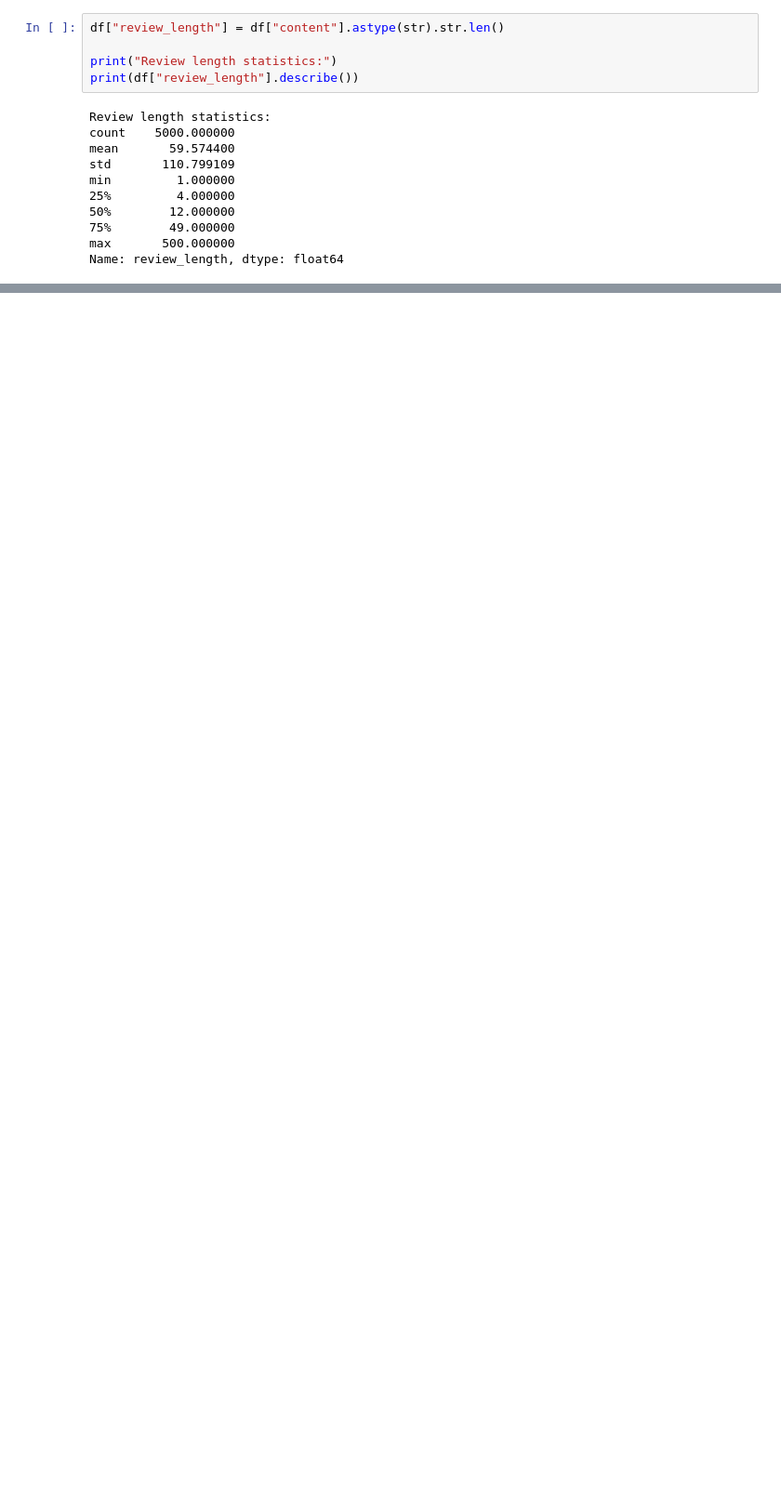
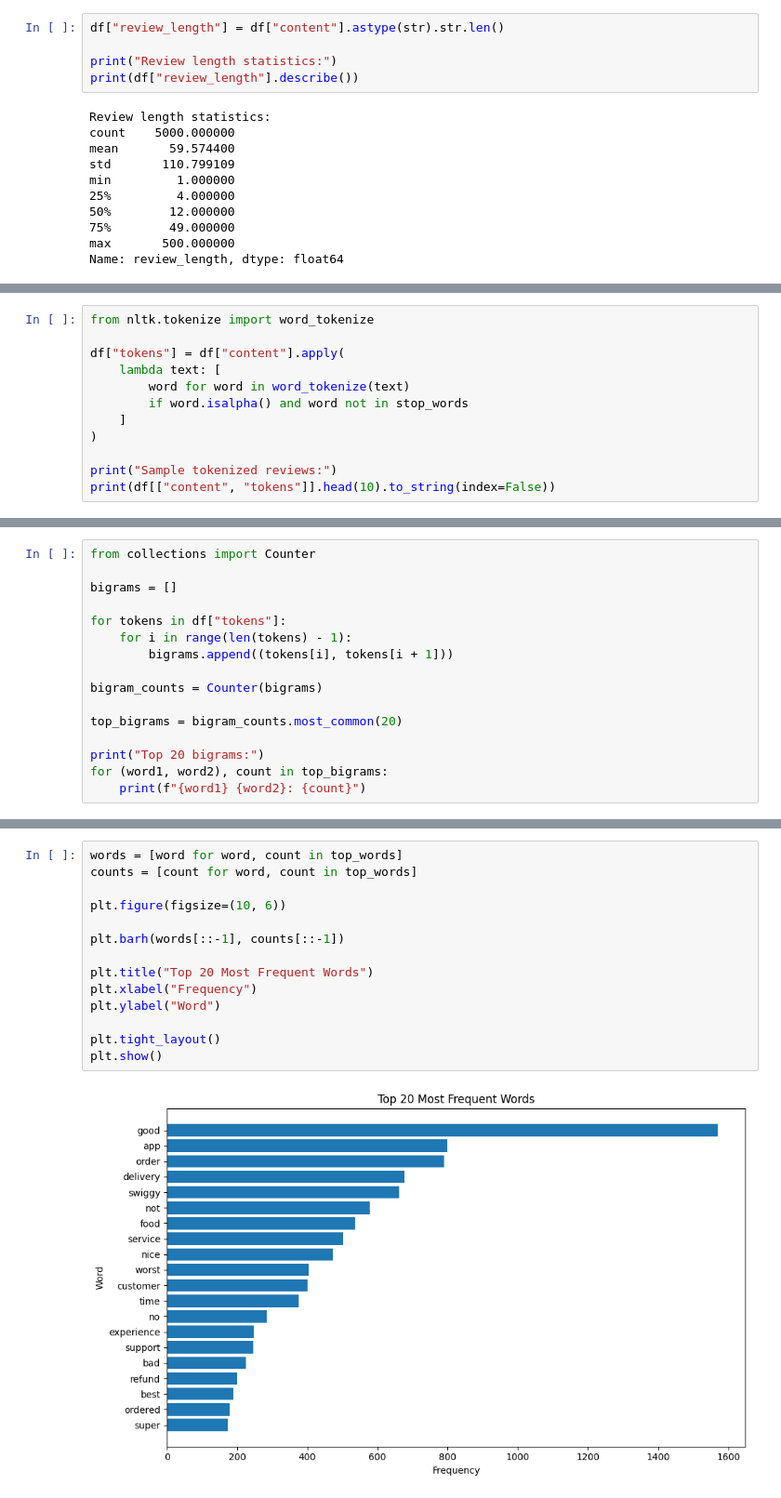
Before and after one commit to Arpita-3/NLP-Customer-Review-Complaint-Analyzer, a Jupyter notebook: src/jupyter_files/phase 03 nlp_processing.ipynb, the cells around one changed output, grey strips where cells are left out. Shown at 93% size. Drawn from its saved outputs; the diff is of its cells as text; blank space fills up the shorter version.

```diff
--- a/src/jupyter_files/phase 03 nlp_processing.ipynb
+++ b/src/jupyter_files/phase 03 nlp_processing.ipynb
@@ -118,0 +162,12 @@ Name: review_length, dtype: float64
+# %%
+from nltk.tokenize import word_tokenize
+
+df["tokens"] = df["content"].apply(
+    lambda text: [
+        word for word in word_tokenize(text)
+        if word.isalpha() and word not in stop_words
+    ]
+)
+
+print("Sample tokenized reviews:")
+print(df[["content", "tokens"]].head(10).to_string(index=False))
@@ -118,0 +230,16 @@ Name: review_length, dtype: float64
+# %%
+from collections import Counter
+
+bigrams = []
+
+for tokens in df["tokens"]:
+    for i in range(len(tokens) - 1):
+        bigrams.append((tokens[i], tokens[i + 1]))
+
+bigram_counts = Counter(bigrams)
+
+top_bigrams = bigram_counts.most_common(20)
+
+print("Top 20 bigrams:")
+for (word1, word2), count in top_bigrams:
+    print(f"{word1} {word2}: {count}")
@@ -118,0 +264,16 @@ Name: review_length, dtype: float64
+# %%
+words = [word for word, count in top_words]
+counts = [count for word, count in top_words]
+
+plt.figure(figsize=(10, 6))
+
+plt.barh(words[::-1], counts[::-1])
+
+plt.title("Top 20 Most Frequent Words")
+plt.xlabel("Frequency")
+plt.ylabel("Word")
+
+plt.tight_layout()
+plt.show()
+# %% [output]
+[figure, added]
```
Also changed, not shown: parts of 10 cells of this notebook.
